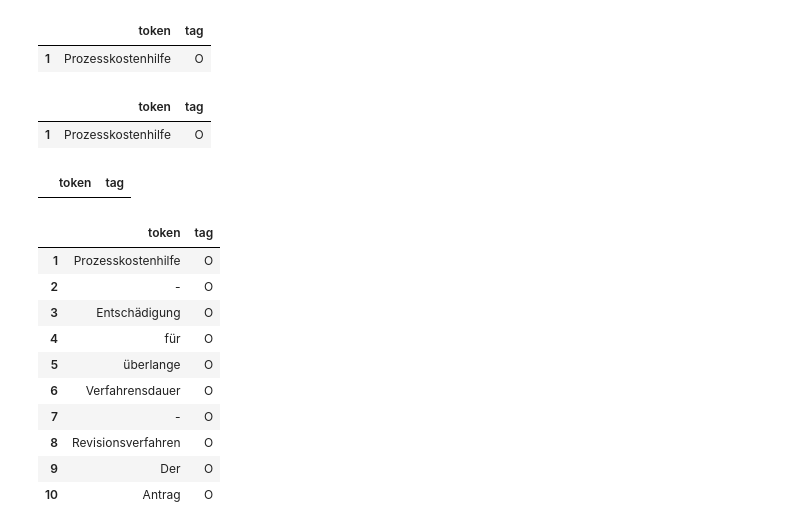
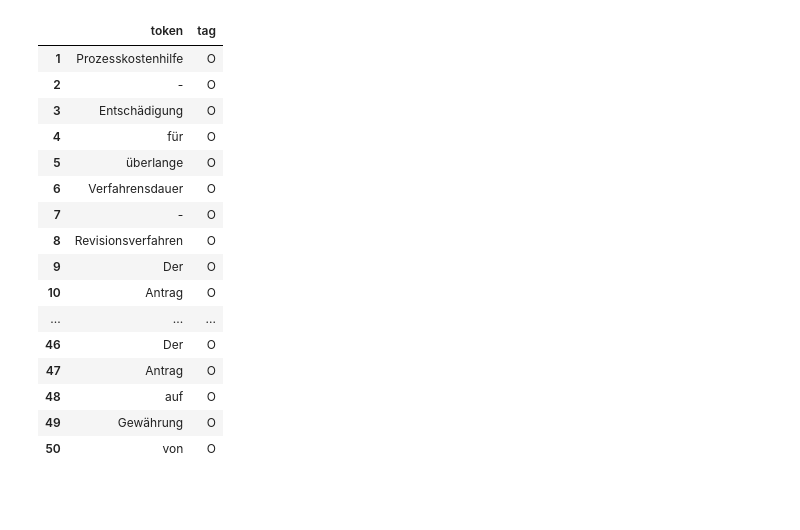
Before and after one commit to stefankrueger/flairPlayground, a Jupyter notebook: notebooks/ler_data_analysis.ipynb, the cells around one changed output. Cells and saved outputs as stored; diff of their text form; code cells hidden in the pictures; blank space fills up the shorter version.

```diff
--- a/notebooks/ler_data_analysis.ipynb
+++ b/notebooks/ler_data_analysis.ipynb
@@ -22,30 +9,36 @@ df = pd.read_csv(path, sep=' ', header=None, names=['token','tag'], quoting=csv.
-# %%
-# let index start at 1, since the conll file has no line 0
-df.index = np.arange(1,len(df)+1)
-df.iloc[[0]] # Warum gibt er Prozesskostenhilfe aus, wenn ich den index ab 1 starten lasse
-# %% [output]
-|  | token | tag |
-| 1 | Prozesskostenhilfe | O |
-# %%
-df.iloc[lambda x: x.index == 1] # wie erwartet, der richtige wert. x.index == 0 gibt nichts aus
-# %% [output]
-|  | token | tag |
-| 1 | Prozesskostenhilfe | O |
-# %%
-df.iloc[lambda x: x.index == 2223505]
-# %% [output]
-|  | token | tag |
+# %%
+#no nan values
+df = pd.read_csv(path, sep=' ', header=None, names=['token','tag'], quoting=csv.QUOTE_NONE)
+
+# new index start at 1 not 0
+df.index = np.arange(1,len(df)+1)
+
+# with nan values
+#df = pd.read_csv(path, sep=' ', header=None, names=['token','tag'], quoting=csv.QUOTE_NONE,skip_blank_lines=False)
+
+# nan values and #lines
+#df = pd.read_csv(path, sep=' ', header=None, names=['token','tag'], quoting=csv.QUOTE_NONE,skip_blank_lines=False,nrows=100000)
+
+# For better plotting combine I-tags and B-tags
+df['tag'] = df['tag'].str.replace("I-","")
+df['tag'] = df['tag'].str.replace("B-","")
 # %%
-df.head(10)
+df.head(50)
 # %% [output]
 |  | token | tag |
 | 1 | Prozesskostenhilfe | O |
 | 2 | - | O |
 | 3 | Entschädigung | O |
 | 4 | für | O |
 | 5 | überlange | O |
 | 6 | Verfahrensdauer | O |
 | 7 | - | O |
 | 8 | Revisionsverfahren | O |
 | 9 | Der | O |
 | 10 | Antrag | O |
+| ... | ... | ... |
+| 46 | Der | O |
+| 47 | Antrag | O |
+| 48 | auf | O |
+| 49 | Gewährung | O |
+| 50 | von | O |
```
Also changed, not shown: parts of 13 cells of this notebook.
